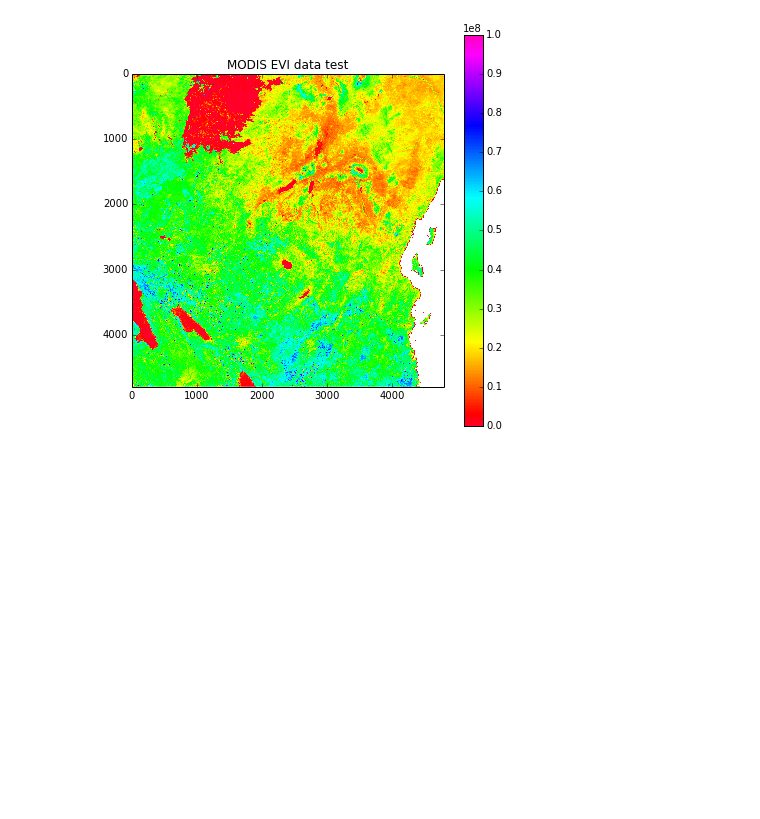
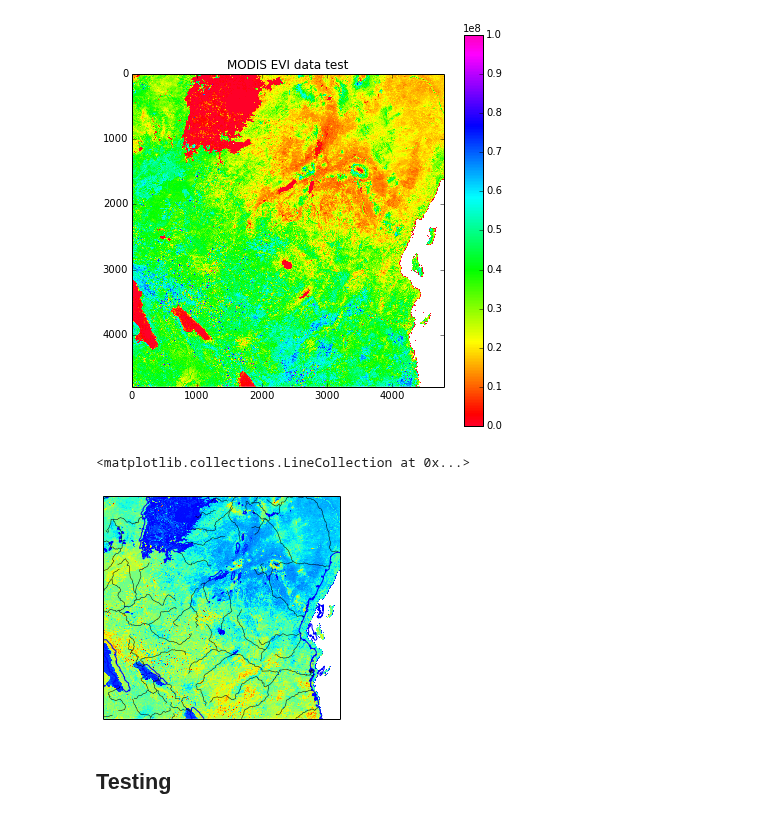
Before and after one commit to benlaken/Nbks, a Jupyter notebook: Veg_work.ipynb, the cells around one changed output. Drawn from its saved outputs; the diff is of its cells as text; code cells hidden in the pictures; blank space fills up the shorter version.

Commit message:
testing continues

```diff
--- a/Veg_work.ipynb
+++ b/Veg_work.ipynb
@@ -190,3 +204,24 @@ plt.colorbar()
 # %% [output]
 <matplotlib.colorbar.Colorbar instance at 0x...>
 [figure]
+# %%
+# THIS ISNT WORKING YET - WARNING!! ( projection is not correct, need to think on this...)
+
+ll_lon = float(meta['WESTBOUNDINGCOORDINATE'])
+ll_lat = float(meta['SOUTHBOUNDINGCOORDINATE'])
+ur_lon = float(meta['EASTBOUNDINGCOORDINATE'])
+ur_lat = float(meta['NORTHBOUNDINGCOORDINATE'])
+
+m = Basemap(llcrnrlon=ll_lon,llcrnrlat=ll_lat,urcrnrlon=ur_lon,urcrnrlat=ur_lat,\
+resolution='i',area_thresh=1.,projection='cyl')
+m.imshow ( EVI, interpolation='none', origin='upper')
+m.drawcoastlines(color='b',linewidth=1.0)
+m.drawmapboundary() # draw a line around the map region
+#m.drawparallels(numpy.arange(50, 55, 0.1),linewidth=0.2,labels=[1,0,0,0]) # draw parallels
+#m.drawmeridians(numpy.arange(-140, -130, 0.3),linewidth=0.2,labels=[0,0,0,1]) # draw meridian
+m.drawrivers()
+# %% [output]
+<matplotlib.collections.LineCollection at 0x...>
+[figure, added]
+# %% [markdown]
+## Testing
```
Also changed, not shown: parts of 15 cells of this notebook.
